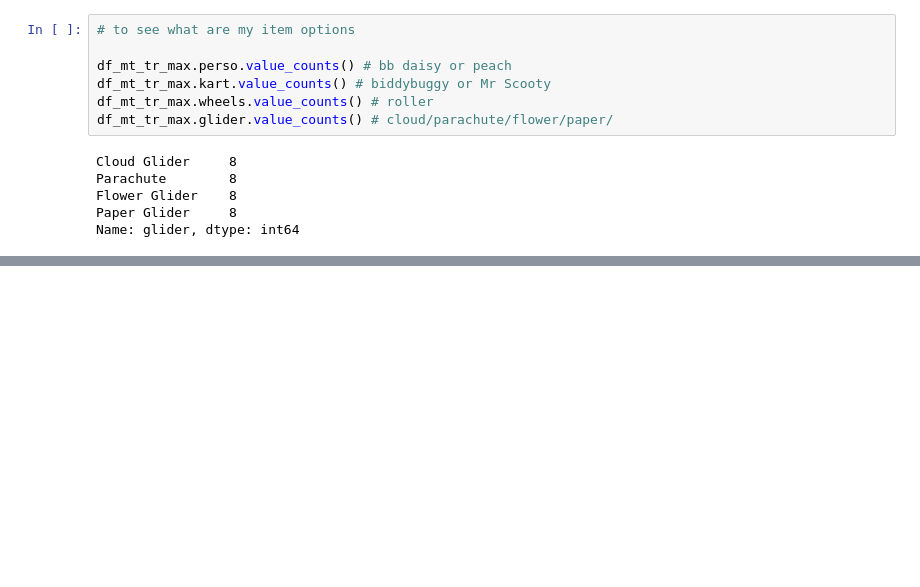
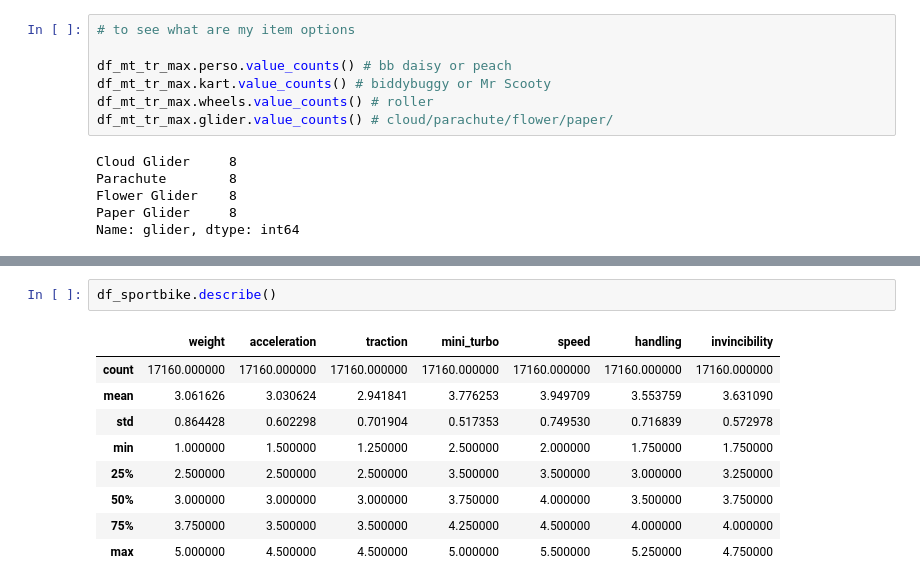
Before and after one commit to FernandoDanielArroyo/mk8, a Jupyter notebook: df_stats.ipynb, the cells around one changed output, grey strips where cells are left out. Saved outputs shown, nothing was run; the diff lists cells and outputs as text; blank space fills up the shorter version.

```diff
--- a/df_stats.ipynb
+++ b/df_stats.ipynb
@@ -364,0 +374,12 @@ Name: glider, dtype: int64
+# %%
+df_sportbike.describe()
+# %% [output]
+|  | weight | acceleration | traction | mini_turbo | speed | handling | invincibility |
+| count | 17160.000000 | 17160.000000 | 17160.000000 | 17160.000000 | 17160.000000 | 17160.000000 | 17160.000000 |
+| mean | 3.061626 | 3.030624 | 2.941841 | 3.776253 | 3.949709 | 3.553759 | 3.631090 |
+| std | 0.864428 | 0.602298 | 0.701904 | 0.517353 | 0.749530 | 0.716839 | 0.572978 |
+| min | 1.000000 | 1.500000 | 1.250000 | 2.500000 | 2.000000 | 1.750000 | 1.750000 |
+| 25% | 2.500000 | 2.500000 | 2.500000 | 3.500000 | 3.500000 | 3.000000 | 3.250000 |
+| 50% | 3.000000 | 3.000000 | 3.000000 | 3.750000 | 4.000000 | 3.500000 | 3.750000 |
+| 75% | 3.750000 | 3.500000 | 3.500000 | 4.250000 | 4.500000 | 4.000000 | 4.000000 |
+| max | 5.000000 | 4.500000 | 4.500000 | 5.000000 | 5.500000 | 5.250000 | 4.750000 |
```
Also changed, not shown: parts of 9 cells of this notebook.
